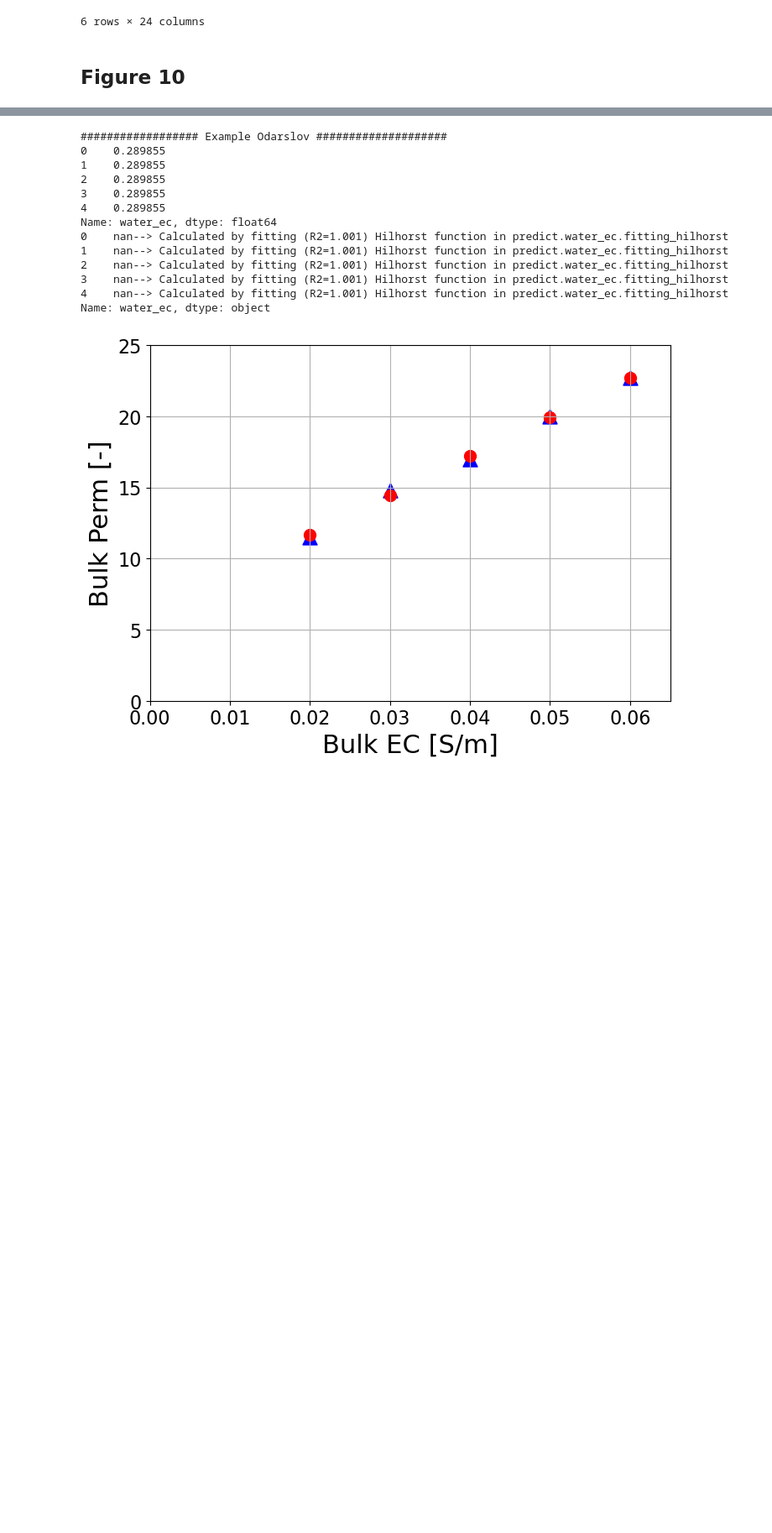
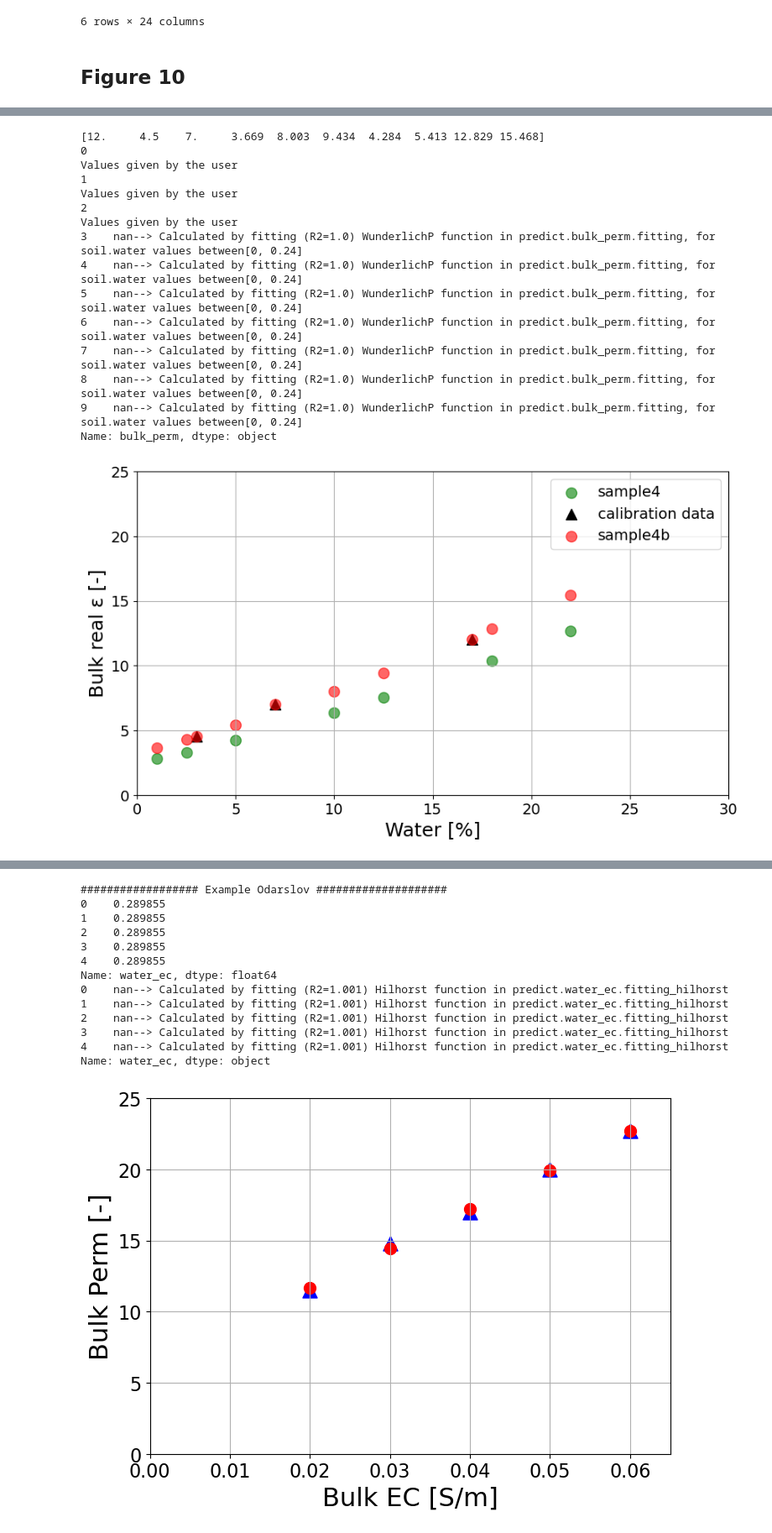
Before and after one commit to SENSE-UGent/Pedophysics, a Jupyter notebook: examples/Examples.ipynb, the cells around one changed output, grey strips where cells are left out. Shown: that part at 84% size. Drawn from its saved outputs; the diff is of its cells as text; code cells hidden in the pictures; blank space fills up the shorter version.

```diff
--- a/examples/Examples.ipynb
+++ b/examples/Examples.ipynb
@@ -203,53 +186,49 @@ plt.show()
 [figure]
 # %%
-sample2b = Soil(water = [0.17, 0.03, 0.07, 0.01, 0.1,
+sample4b = Soil(water = [0.17, 0.03, 0.07, 0.01, 0.1,
                          0.125, 0.025, 0.05, 0.18, 0.22],
                 bulk_perm = [12, 4.5, 7],
                 clay = 20,
                 bulk_density = 1.35,
                 temperature = 15+273.15,
                 instrument = 'GPR')
 
-predict.BulkPerm(sample2b)
-ss= 150
-fig = plt.figure()
-ax = fig.add_subplot(1, 1, 1)
-fig.set_figheight(5.5)
-fig.set_figwidth(8)
+sample4b_bulk_perm = predict.BulkPerm(sample4b)
+print(sample4b_bulk_perm)
+print(sample4b.info.bulk_perm)
 
-ax.scatter(sample2.water*100, sample2.df.bulk_perm, color='green', alpha=0.8, s=100)
-ax.scatter(sample2b.water*100, sample2b.bulk_perm, color='blue', marker ="^", alpha=0.8, s=ss)
-
-ax.set_xlim(0, 30)
-ax.set_ylim(0, 25)
-ax.set_xlabel('Water [%]', fontsize = 22)
-ax.set_ylabel('Bulk real ε [-]', fontsize = 22)
-ax.grid(True)
-ax.tick_params(axis='y', labelsize=16)
-ax.tick_params(axis='x', labelsize=16)
-
-plt.savefig('Ex2_cal')
-plt.show()
-
-###################################################################################################
 fig2 = plt.figure()
 ax2 = fig2.add_subplot(1, 1, 1)
 fig2.set_figheight(5.5)
-fig2.set_figwidth(8)
+fig2.set_figwidth(10)
 
-ax2.scatter(sample2.water*100, sample2.df.bulk_perm, color='green', alpha=0.5, s=100)
-ax2.scatter(sample2b.water*100, sample2b.bulk_perm, color='blue', marker ="^", alpha=0.8, s=ss)
-ax2.scatter(sample2b.df.water*100, sample2b.df.bulk_perm, color='red', alpha=0.8, s=ss)
+ax2.scatter(sample4.water*100, sample4.df.bulk_perm, color='green', alpha=0.6, s=100, label = "sample4")
+ax2.scatter(sample4b.water*100, sample4b.bulk_perm, color='black', marker ="^", alpha=1, s=ss, label = "calibration data")
+ax2.scatter(sample4b.df.water*100, sample4b_bulk_perm, color='red', alpha=0.6, s=ss, label = "sample4b")
 
-print('sample2b.df.bulk_perm', sample2b.df.bulk_perm)
 
 ax2.set_xlim(0, 30)
 ax2.set_ylim(0, 25)
-ax2.set_xlabel('Water [%]', fontsize = 22)
-ax2.set_ylabel('Bulk real ε [-]', fontsize = 22)
+ax2.set_xlabel('Water [%]', fontsize = 18)
+ax2.set_ylabel('Bulk real ε [-]', fontsize = 18)
 ax2.grid(True)
-ax2.tick_params(axis='y', labelsize=16)
-ax2.tick_params(axis='x', labelsize=16)
+ax2.tick_params(axis='y', labelsize=14)
+ax2.tick_params(axis='x', labelsize=14)
+ax2.legend(loc='upper right', fontsize = 14)
 
-plt.savefig('Ex2_pred')
+plt.savefig('Ex4b')
 plt.show()
+# %% [output]
+[12.     4.5    7.     3.669  8.003  9.434  4.284  5.413 12.829 15.468]
+0                                                                                                           Values given by the user
+1                                                                                                           Values given by the user
+2                                                                                                           Values given by the user
+3    nan--> Calculated by fitting (R2=1.0) WunderlichP function in predict.bulk_perm.fitting, for soil.water values between[0, 0.24]
+4    nan--> Calculated by fitting (R2=1.0) WunderlichP function in predict.bulk_perm.fitting, for soil.water values between[0, 0.24]
+5    nan--> Calculated by fitting (R2=1.0) WunderlichP function in predict.bulk_perm.fitting, for soil.water values between[0, 0.24]
+6    nan--> Calculated by fitting (R2=1.0) WunderlichP function in predict.bulk_perm.fitting, for soil.water values between[0, 0.24]
+7    nan--> Calculated by fitting (R2=1.0) WunderlichP function in predict.bulk_perm.fitting, for soil.water values between[0, 0.24]
+8    nan--> Calculated by fitting (R2=1.0) WunderlichP function in predict.bulk_perm.fitting, for soil.water values between[0, 0.24]
+9    nan--> Calculated by fitting (R2=1.0) WunderlichP function in predict.bulk_perm.fitting, for soil.water values between[0, 0.24]
+Name: bulk_perm, dtype: object
+[figure, added]
```
Also changed, not shown: parts of 18 cells of this notebook, 10 other files.
